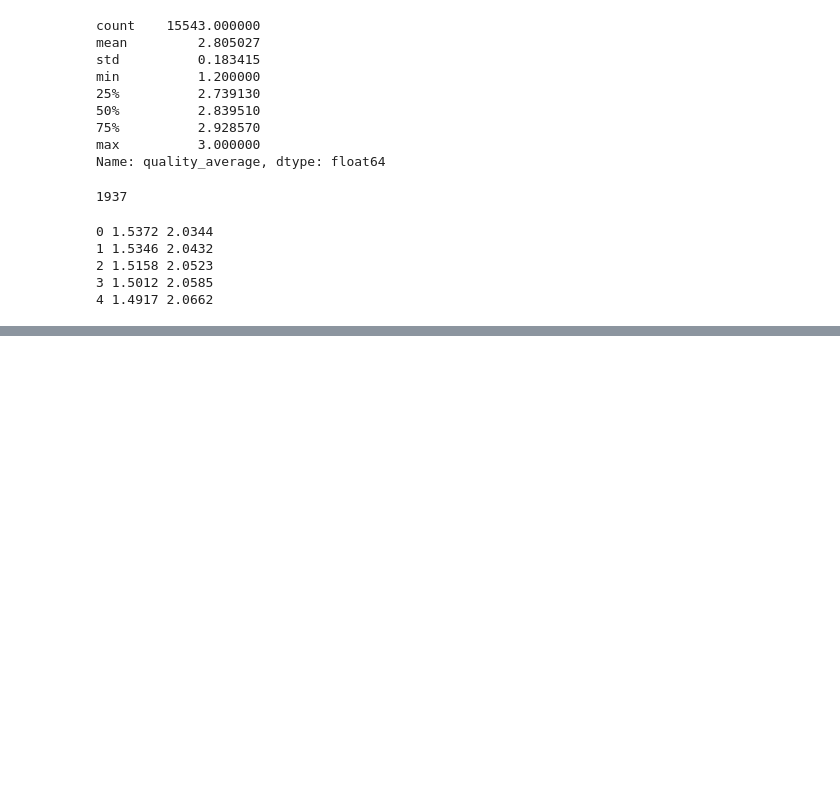
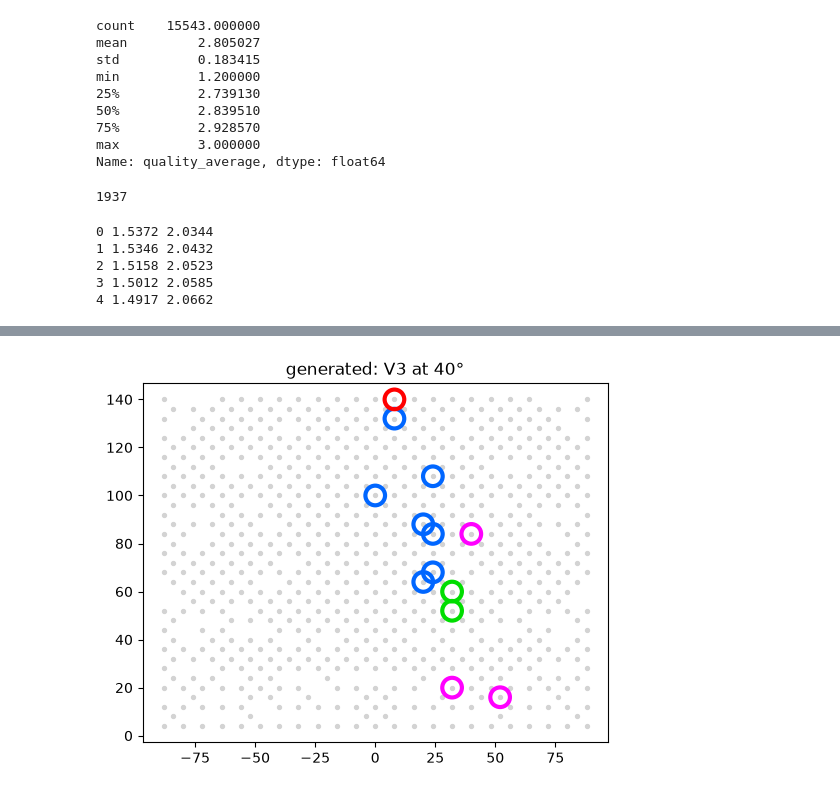
Before and after one commit to damonseto/tensionboardproject, a Jupyter notebook: 02.ipynb, the cells around one changed output, grey strips where cells are left out. Drawn from its saved outputs; the diff is of its cells as text; code cells hidden in the pictures; blank space fills up the shorter version.

```diff
--- a/02.ipynb
+++ b/02.ipynb
@@ -411,0 +396,5 @@ for i, (c, l) in enumerate(pairs): print(i, l)
+# %%
+climb = generate(model, 40, 16)
+plot_climb(climb, holds, "generated: V3 at 40°")
+# %% [output]
+[figure, added]
```
Also changed, not shown: parts of 3 cells of this notebook, 2 other files.
